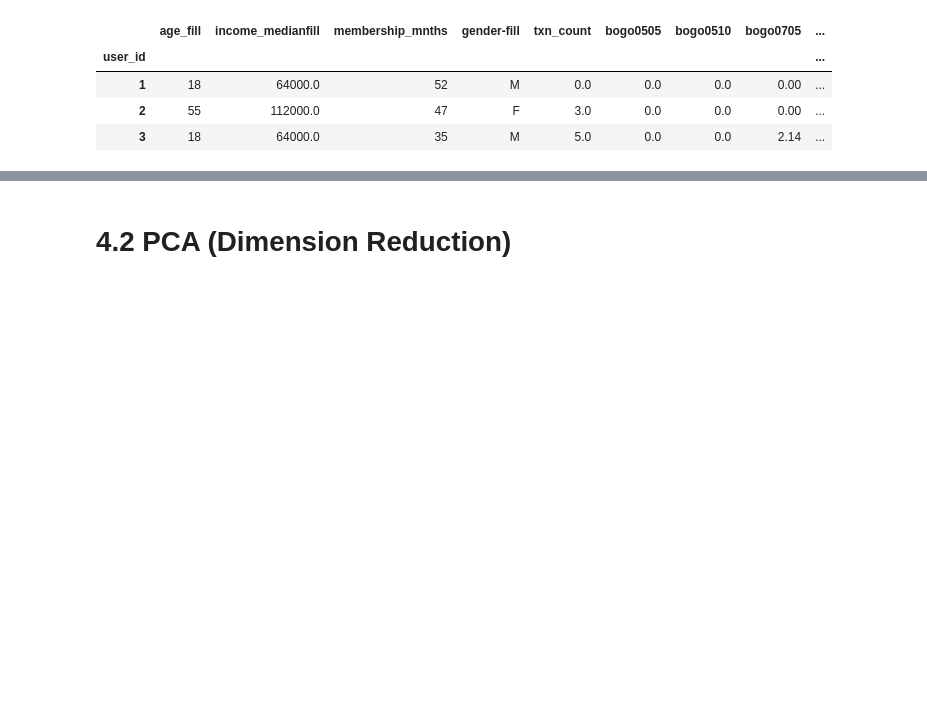
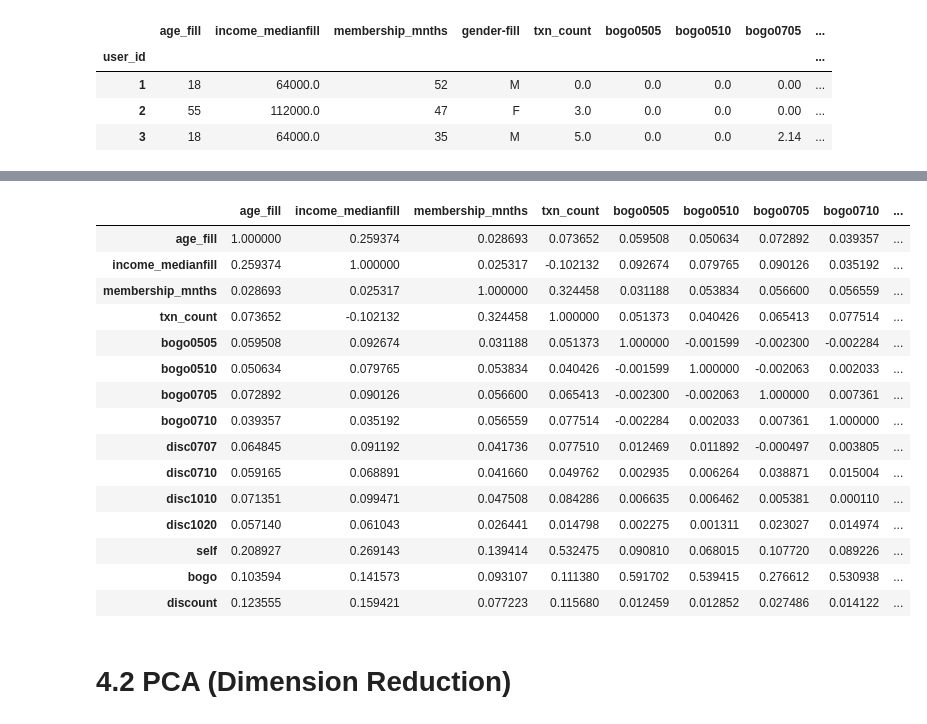
Before and after one commit to ChidiOnum/Starbucks-Capstone, a Jupyter notebook: starbucksanalyse.ipynb, the cells around one changed output, grey strips where cells are left out. Cells and saved outputs as stored; diff of their text form; code cells hidden in the pictures; blank space fills up the shorter version.

```diff
--- a/starbucksanalyse.ipynb
+++ b/starbucksanalyse.ipynb
@@ -717,6 +731,25 @@ cust_profile_txn_matrix.describe()
 | 50% | 52.000000 | 64000.000000 | 46.000000 | 4.000000 | 0.000000 | 0.000000 | 0.000000 | 0.000000 | ... |
 | 75% | 65.000000 | 76000.000000 | 60.000000 | 6.000000 | 3.102500 | 3.130000 | 0.000000 | 3.045000 | ... |
 | max | 101.000000 | 120000.000000 | 94.000000 | 32.000000 | 995.890000 | 1222.600000 | 689.800000 | 841.450000 | ... |
+# %%
+cust_profile_txn_matrix.corr()
+# %% [output]
+|  | age_fill | income_medianfill | membership_mnths | txn_count | bogo0505 | bogo0510 | bogo0705 | bogo0710 | ... |
+| age_fill | 1.000000 | 0.259374 | 0.028693 | 0.073652 | 0.059508 | 0.050634 | 0.072892 | 0.039357 | ... |
+| income_medianfill | 0.259374 | 1.000000 | 0.025317 | -0.102132 | 0.092674 | 0.079765 | 0.090126 | 0.035192 | ... |
+| membership_mnths | 0.028693 | 0.025317 | 1.000000 | 0.324458 | 0.031188 | 0.053834 | 0.056600 | 0.056559 | ... |
+| txn_count | 0.073652 | -0.102132 | 0.324458 | 1.000000 | 0.051373 | 0.040426 | 0.065413 | 0.077514 | ... |
+| bogo0505 | 0.059508 | 0.092674 | 0.031188 | 0.051373 | 1.000000 | -0.001599 | -0.002300 | -0.002284 | ... |
+| bogo0510 | 0.050634 | 0.079765 | 0.053834 | 0.040426 | -0.001599 | 1.000000 | -0.002063 | 0.002033 | ... |
+| bogo0705 | 0.072892 | 0.090126 | 0.056600 | 0.065413 | -0.002300 | -0.002063 | 1.000000 | 0.007361 | ... |
+| bogo0710 | 0.039357 | 0.035192 | 0.056559 | 0.077514 | -0.002284 | 0.002033 | 0.007361 | 1.000000 | ... |
+| disc0707 | 0.064845 | 0.091192 | 0.041736 | 0.077510 | 0.012469 | 0.011892 | -0.000497 | 0.003805 | ... |
+| disc0710 | 0.059165 | 0.068891 | 0.041660 | 0.049762 | 0.002935 | 0.006264 | 0.038871 | 0.015004 | ... |
+| disc1010 | 0.071351 | 0.099471 | 0.047508 | 0.084286 | 0.006635 | 0.006462 | 0.005381 | 0.000110 | ... |
+| disc1020 | 0.057140 | 0.061043 | 0.026441 | 0.014798 | 0.002275 | 0.001311 | 0.023027 | 0.014974 | ... |
+| self | 0.208927 | 0.269143 | 0.139414 | 0.532475 | 0.090810 | 0.068015 | 0.107720 | 0.089226 | ... |
+| bogo | 0.103594 | 0.141573 | 0.093107 | 0.111380 | 0.591702 | 0.539415 | 0.276612 | 0.530938 | ... |
+| discount | 0.123555 | 0.159421 | 0.077223 | 0.115680 | 0.012459 | 0.012852 | 0.027486 | 0.014122 | ... |
 # %% [markdown]
 # 4.2 PCA (Dimension Reduction)
 # %%
```
Also changed, not shown: parts of 38 cells of this notebook.
